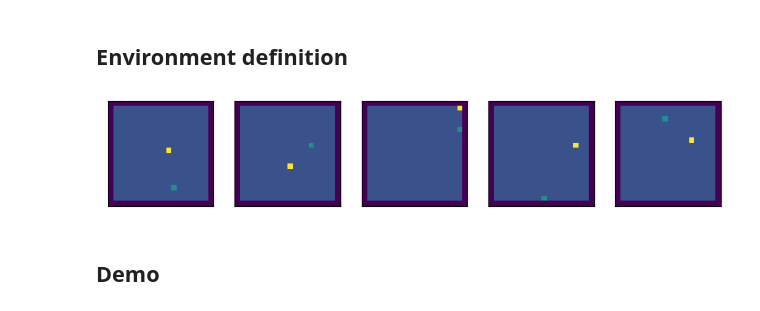
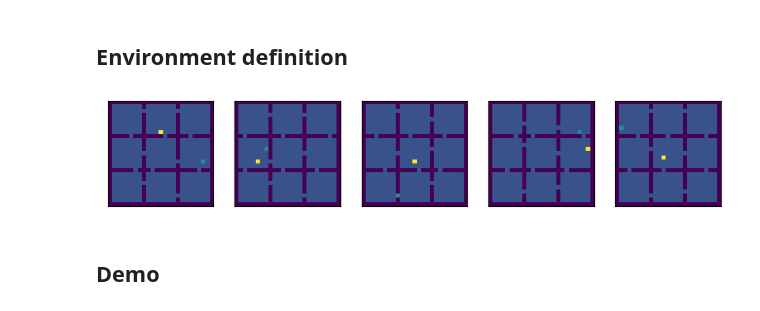
Before and after one commit to AlbertoSinigaglia/snake-reinforcement-learning, a Jupyter notebook: double_q_learning_learns_walls/main.ipynb, the cells around one changed output. Drawn from its saved outputs; the diff is of its cells as text; code cells hidden in the pictures.

```diff
--- a/double_q_learning_learns_walls/main.ipynb
+++ b/double_q_learning_learns_walls/main.ipynb
@@ -19,25 +20,25 @@ LOAD_FROM_MEMORY = False
 # %%
 %matplotlib inline
 def get_env(n=1000):
-    return OriginalSnakeEnvironment(n, 20)
+    return Walls25x25SnakeEnvironment(n)
 env_ = get_env()
 GAMMA = .9
-ITERATIONS = 15000
+ITERATIONS = 100000
 EPSILON = 0.1
 LAMBDA_VALUE = 0.
 LAMBDA_AGENT = 0.
 RESET_EVERY_N = 100
 # 10 random iterations, 100 elements from each of them
 replay_memory = ReplayMemoryFast(1000, 10, 100)
 #  ALPHA = 0.1
 
 fig,axs=plt.subplots(1,min(len(env_.boards), 5), figsize=(10,3))
 for ax, board in zip(axs, env_.boards):
     ax.get_yaxis().set_visible(False)
     ax.get_xaxis().set_visible(False)
     ax.imshow(board, origin="lower")
 # %% [output]
-[figure, old version]
+[figure, new version]
 # %% [markdown]
 ## Demo
 # %%
```
Also changed, not shown: parts of 14 cells of this notebook.
